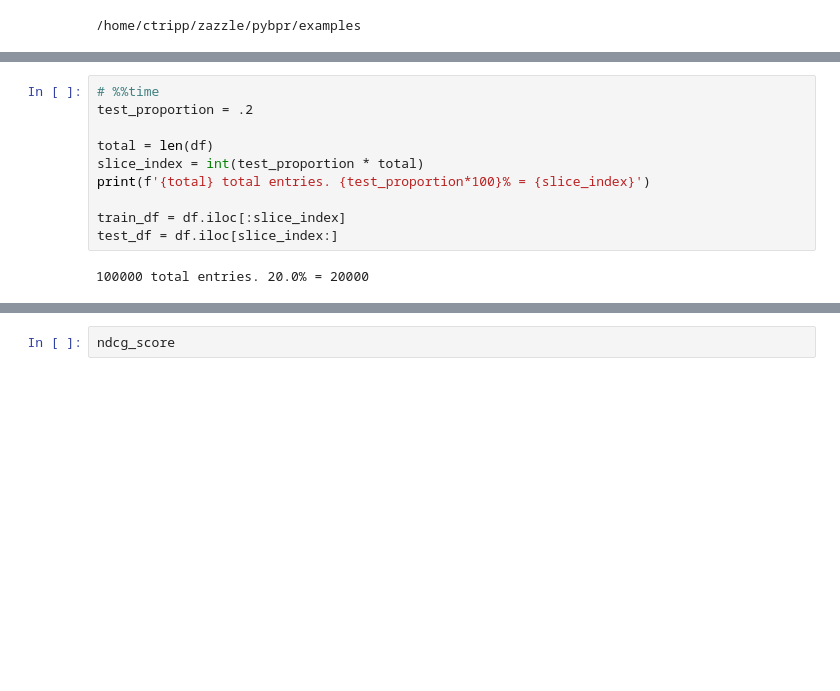
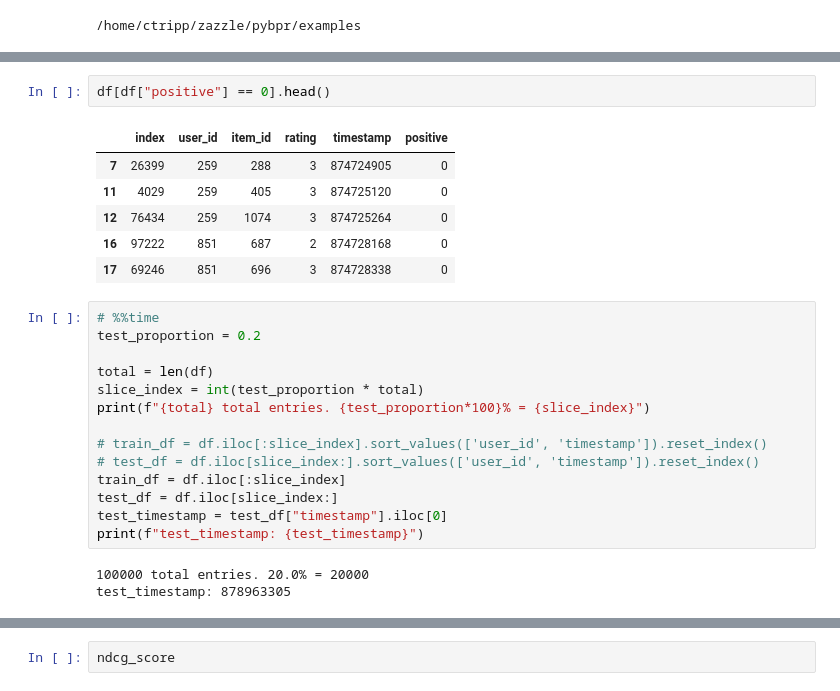
Before and after one commit to rimplesandhu/pybpr, a Jupyter notebook: examples/count_model_movielens.ipynb, the cells around one changed output, grey strips where cells are left out. Drawn from its saved outputs; the diff is of its cells as text; blank space fills up the shorter version.

```diff
--- a/examples/count_model_movielens.ipynb
+++ b/examples/count_model_movielens.ipynb
@@ -39,12 +37,26 @@ df.head()
+# %%
+df[df["positive"] == 0].head()
+# %% [output]
+|  | index | user_id | item_id | rating | timestamp | positive |
+| 7 | 26399 | 259 | 288 | 3 | 874724905 | 0 |
+| 11 | 4029 | 259 | 405 | 3 | 874725120 | 0 |
+| 12 | 76434 | 259 | 1074 | 3 | 874725264 | 0 |
+| 16 | 97222 | 851 | 687 | 2 | 874728168 | 0 |
+| 17 | 69246 | 851 | 696 | 3 | 874728338 | 0 |
 # %%
 # %%time
-test_proportion = .2
+test_proportion = 0.2
 
 total = len(df)
 slice_index = int(test_proportion * total)
-print(f'{total} total entries. {test_proportion*100}% = {slice_index}')
+print(f"{total} total entries. {test_proportion*100}% = {slice_index}")
 
+# train_df = df.iloc[:slice_index].sort_values(['user_id', 'timestamp']).reset_index()
+# test_df = df.iloc[slice_index:].sort_values(['user_id', 'timestamp']).reset_index()
 train_df = df.iloc[:slice_index]
 test_df = df.iloc[slice_index:]
+test_timestamp = test_df["timestamp"].iloc[0]
+print(f"test_timestamp: {test_timestamp}")
 # %% [output]
 100000 total entries. 20.0% = 20000
+test_timestamp: 878963305
```
Also changed, not shown: parts of 29 cells of this notebook, 6 other files.
